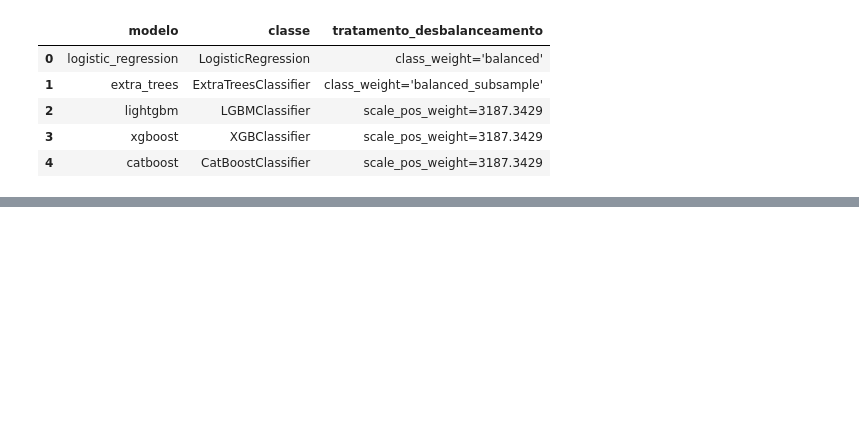
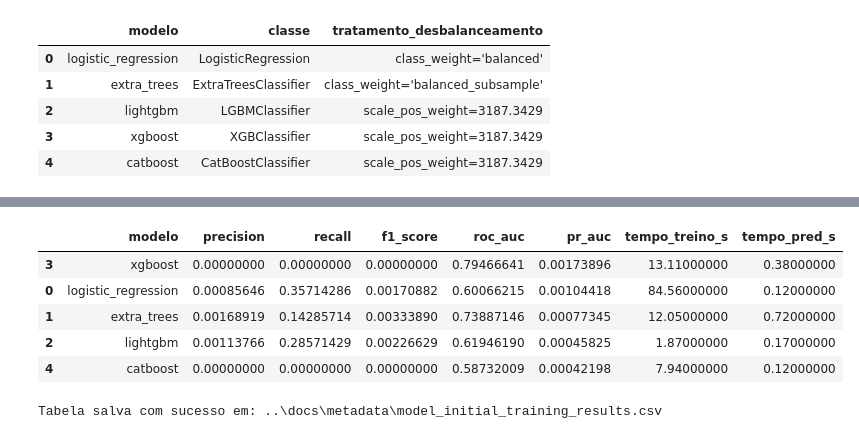
Before and after one commit to vikpires/projeto_aneel_equipe14, a Jupyter notebook: notebooks/05_model_comparative_analysis.ipynb, the cells around one changed output, grey strips where cells are left out. Cells and saved outputs as stored; diff of their text form; code cells hidden in the pictures; blank space fills up the shorter version.

```diff
--- a/notebooks/05_model_comparative_analysis.ipynb
+++ b/notebooks/05_model_comparative_analysis.ipynb
@@ -345,25 +481,25 @@ A comparação combina modelos com diferentes níveis de interpretabilidade, cap
 # %%
-# Definição dos modelos candidatos
+# Definição dos modelos candidatos com seus respectivos hiperparâmetros
 candidate_models = {
     "logistic_regression": LogisticRegression(
-        penalty="elasticnet",
         solver="saga",
         l1_ratio=0.5,
         class_weight="balanced",
         max_iter=1000,
-        random_state=42,
+        tol=1e-2,
+        random_state=RANDOM_STATE,
     ),
     "extra_trees": ExtraTreesClassifier(
         n_estimators=200,
         max_depth=12,
         class_weight="balanced_subsample",
-        random_state=42,
+        random_state=RANDOM_STATE,
         n_jobs=-1,
     ),
     "lightgbm": LGBMClassifier(
         scale_pos_weight=scale_pos_weight,
         n_estimators=150,
-        random_state=42,
+        random_state=RANDOM_STATE,
         n_jobs=-1,
         verbose=-1,
     ),
@@ -371,19 +507,20 @@ candidate_models = {
         scale_pos_weight=scale_pos_weight,
         n_estimators=150,
         eval_metric="logloss",
-        random_state=42,
+        random_state=RANDOM_STATE,
         n_jobs=-1,
     ),
     "catboost": CatBoostClassifier(
         scale_pos_weight=scale_pos_weight,
         iterations=150,
         verbose=0,
-        random_state=42,
+        random_state=RANDOM_STATE,
         thread_count=-1,
     ),
 }
 
 
+# Função para identificar o tratamento de desbalanceamento aplicado em cada modelo
 def get_imbalance_treatment(model):
     params = model.get_params()
     if params.get("class_weight") is not None:
@@ -393,6 +530,8 @@ def get_imbalance_treatment(model):
         return f"scale_pos_weight={weight_val:.4f}"
     return "Nenhum"
 
+
+# DataFrame com as especificações dos modelos candidatos
 model_specs = pd.DataFrame(
     [
         {
@@ -414,0 +562,51 @@ display(model_specs)
+# %%
+# Treinamento, inferência e avaliação dos modelos candidatos
+
+full_path = INITIAL_RESULTS_FILE
+relative_path = os.path.relpath(full_path)
+
+trained_models = {}
+validation_predictions = {}
+validation_scores = {}
+validation_metrics = []
+
+for model_name, model in candidate_models.items():
+    print(f"Treinando: {model_name}")
+
+    # 1. Treinamento (fit)
+    t0_fit = time.perf_counter()
+    model.fit(X_train, y_train)
+    tempo_treino_s = time.perf_counter() - t0_fit
+
+    # 2. Inferências (predict)
+    t0_infer = time.perf_counter()
+    predictions = model.predict(X_validation)
+    scores = model.predict_proba(X_validation)[:, 1]
+    tempo_pred_s = time.perf_counter() - t0_infer
+
+    # 3. Armazenamento dos resultados
+    trained_models[model_name] = model
+    validation_predictions[model_name] = predictions
+    validation_scores[model_name] = scores
+
+    metrics_dict = evaluate_classifier(model_name, y_validation, predictions, scores)
+    metrics_dict["tempo_treino_s"] = round(tempo_treino_s, 2)
+    metrics_dict["tempo_pred_s"] = round(tempo_pred_s, 2)
+
+    validation_metrics.append(metrics_dict)
+    print(f"-> Concluído em {tempo_treino_s:.1f}s")
+
+# 4. Consolidação dos resultados ordenada pelo PR-AUC
+validation_metrics = pd.DataFrame(validation_metrics).sort_values(
+    "pr_auc",
+    ascending=False,
+)
+display(validation_metrics)
+
+validation_metrics.to_csv(
+    full_path,
+    index=False,
+)
+
+print(f"Tabela salva com sucesso em: {relative_path}")
+# %% [output]
@@ -414,0 +623,7 @@ display(model_specs)
+|  | modelo | precision | recall | f1_score | roc_auc | pr_auc | tempo_treino_s | tempo_pred_s |
+| 3 | xgboost | 0.00000000 | 0.00000000 | 0.00000000 | 0.79466641 | 0.00173896 | 13.11000000 | 0.38000000 |
+| 0 | logistic_regression | 0.00085646 | 0.35714286 | 0.00170882 | 0.60066215 | 0.00104418 | 84.56000000 | 0.12000000 |
+| 1 | extra_trees | 0.00168919 | 0.14285714 | 0.00333890 | 0.73887146 | 0.00077345 | 12.05000000 | 0.72000000 |
+| 2 | lightgbm | 0.00113766 | 0.28571429 | 0.00226629 | 0.61946190 | 0.00045825 | 1.87000000 | 0.17000000 |
+| 4 | catboost | 0.00000000 | 0.00000000 | 0.00000000 | 0.58732009 | 0.00042198 | 7.94000000 | 0.12000000 |
+Tabela salva com sucesso em: ..\docs\metadata\model_initial_training_results.csv
```
Also changed, not shown: parts of 55 cells of this notebook, 7 other files.
